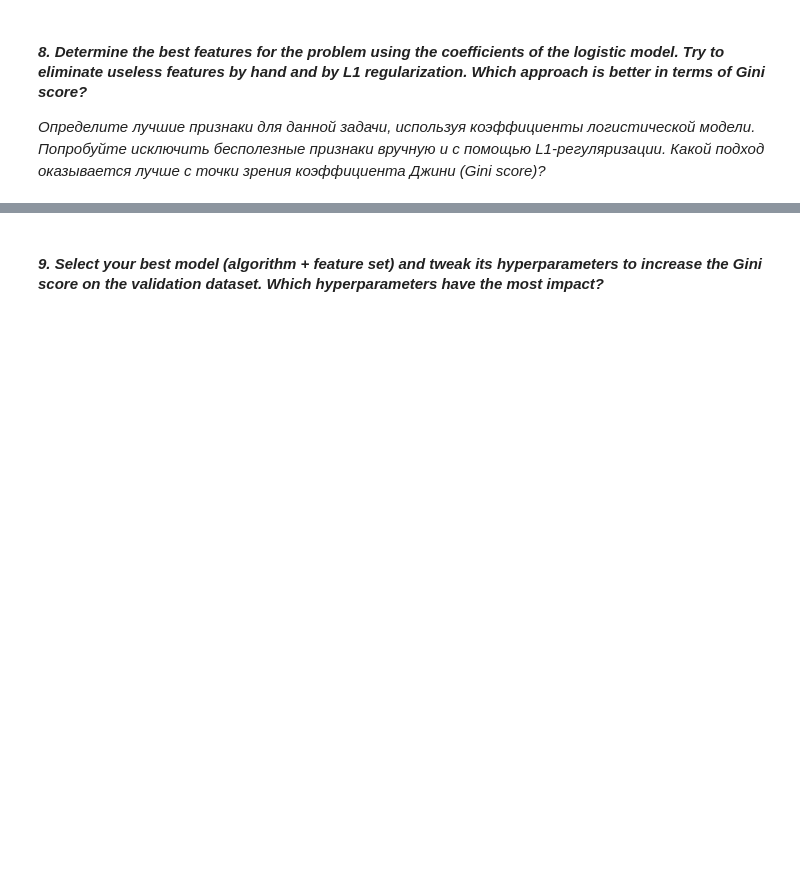
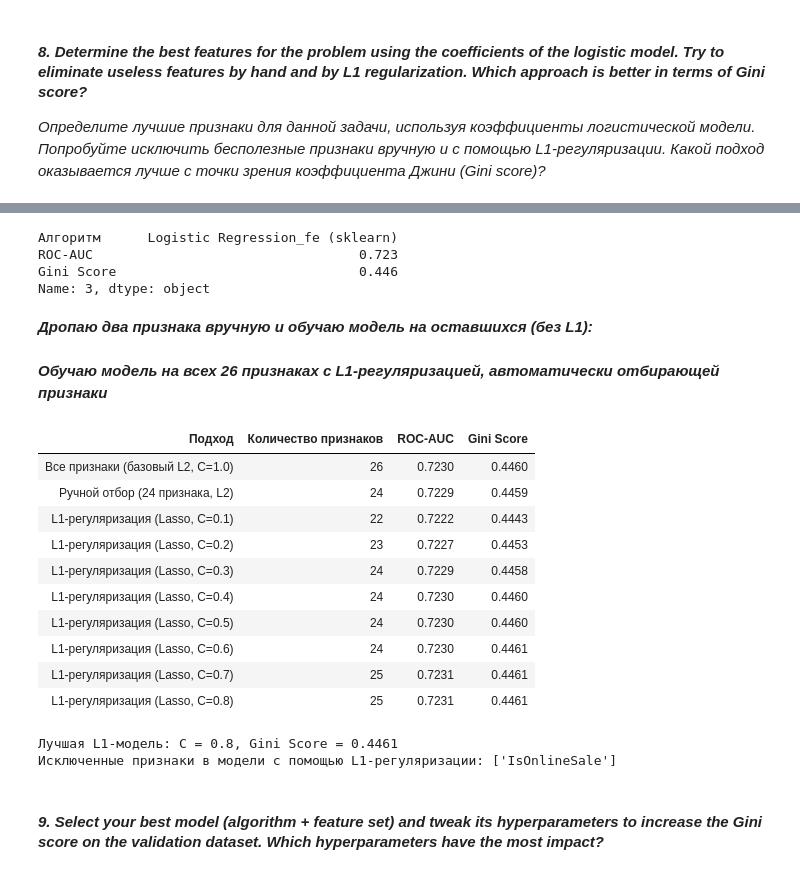
Before and after one commit to RunForJoy/ml-classification-metrics, a Jupyter notebook: src/ml_4.ipynb, the cells around one changed output, grey strips where cells are left out. Drawn from its saved outputs; the diff is of its cells as text; code cells hidden in the pictures; blank space fills up the shorter version.

Commit message:
p.8 done. also changed some minor things in save_metrics func

```diff
--- a/src/ml_4.ipynb
+++ b/src/ml_4.ipynb
@@ -1525,0 +1585,8 @@ K-Nearest Neighbors_fe
+# %%
+saved_df = pd.read_csv("checkpoints/model_metrics.csv")
+base_row = saved_df[saved_df["Алгоритм"] == "Logistic Regression_fe (sklearn)"].iloc[0]
+# %% [output]
+Алгоритм      Logistic Regression_fe (sklearn)
+ROC-AUC                                  0.723
+Gini Score                               0.446
+Name: 3, dtype: object
@@ -1525,0 +1603,2 @@ K-Nearest Neighbors_fe
+# %% [markdown]
+***Дропаю два признака вручную и обучаю модель на оставшихся (без L1):***
@@ -1526,3 +1623,72 @@ K-Nearest Neighbors_fe
+# %% [markdown]
+***Обучаю модель на всех 26 признаках c L1-регуляризацией, автоматически отбирающей признаки***
+# %%
+best_l1_model = None
+best_l1_gini = -1
+best_c = None  # сила регуляризации. чем меньше C, тем сильнее штраф
+
+for i in range(1, 9):
+    c_val = i / 10
+    lr_l1 = LogisticRegression(
+        l1_ratio=1.0, C=c_val, solver="saga", max_iter=2000, random_state=21
+    )
+    lr_l1.fit(X_train_fe, y_train)
+
+    l1_auc = roc_auc_score(y_valid, lr_l1.predict_proba(X_valid_fe)[:, 1])
+    l1_gini = 2 * l1_auc - 1
+
+    selection_results.append(
+        {
+            "Подход": f"L1-регуляризация (Lasso, C={c_val})",
+            "Количество признаков": (lr_l1.coef_[0] != 0).sum(),
+            "ROC-AUC": round(l1_auc, 4),
+            "Gini Score": round(l1_gini, 4),
+        }
+    )
+
+    if l1_gini > best_l1_gini:
+        best_l1_gini = l1_gini
+        best_l1_model = lr_l1
+        best_c = c_val
+# %%
+selection_df = pd.DataFrame(selection_results)
+# %%
+def highlight_best_approach(row):
+    if row["Подход"] == f"L1-регуляризация (Lasso, C={best_c})":
+        return ["background-color: rgba(46, 204, 113, 0.2); font-weight: bold;"] * len(
+            row
+        )
+    return [""] * len(row)
+
+
+(
+    selection_df.style.apply(highlight_best_approach, axis=1)
+    .hide(axis="index")
+    .format({"ROC-AUC": "{:.4f}", "Gini Score": "{:.4f}"})
+)
+# %% [output]
+| Подход | Количество признаков | ROC-AUC | Gini Score |
+| Все признаки (базовый L2, C=1.0) | 26 | 0.7230 | 0.4460 |
+| Ручной отбор (24 признака, L2) | 24 | 0.7229 | 0.4459 |
+| L1-регуляризация (Lasso, C=0.1) | 22 | 0.7222 | 0.4443 |
+| L1-регуляризация (Lasso, C=0.2) | 23 | 0.7227 | 0.4453 |
+| L1-регуляризация (Lasso, C=0.3) | 24 | 0.7229 | 0.4458 |
+| L1-регуляризация (Lasso, C=0.4) | 24 | 0.7230 | 0.4460 |
+| L1-регуляризация (Lasso, C=0.5) | 24 | 0.7230 | 0.4460 |
+| L1-регуляризация (Lasso, C=0.6) | 24 | 0.7230 | 0.4461 |
+| L1-регуляризация (Lasso, C=0.7) | 25 | 0.7231 | 0.4461 |
+| L1-регуляризация (Lasso, C=0.8) | 25 | 0.7231 | 0.4461 |
+# %%
+l1_weights = pd.Series(best_l1_model.coef_[0], index=X_train_fe.columns)
+
+best_features = l1_weights[l1_weights != 0].index.tolist()
+dropped_features = l1_weights[l1_weights == 0].index.tolist()
+
+print(f"Лучшая L1-модель: C = {best_c}, Gini Score = {best_l1_gini:.4f}")
+print(f"Исключенные признаки в модели с помощью L1-регуляризации: {dropped_features}")
+# %% [output]
+Лучшая L1-модель: C = 0.8, Gini Score = 0.4461
+Исключенные признаки в модели с помощью L1-регуляризации: ['IsOnlineSale']
 # %% [markdown]
 #### ***9. Select your best model (algorithm + feature set) and tweak its hyperparameters to increase the Gini score on the validation dataset. Which hyperparameters have the most impact?***
 # %% [markdown]
```
Also changed, not shown: parts of 20 cells of this notebook, 1 other file.
